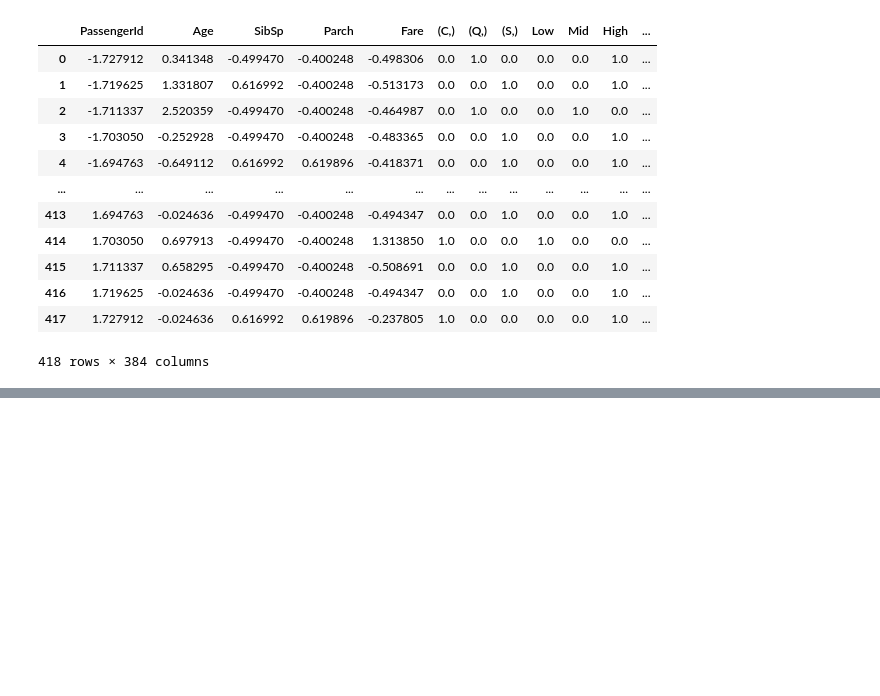
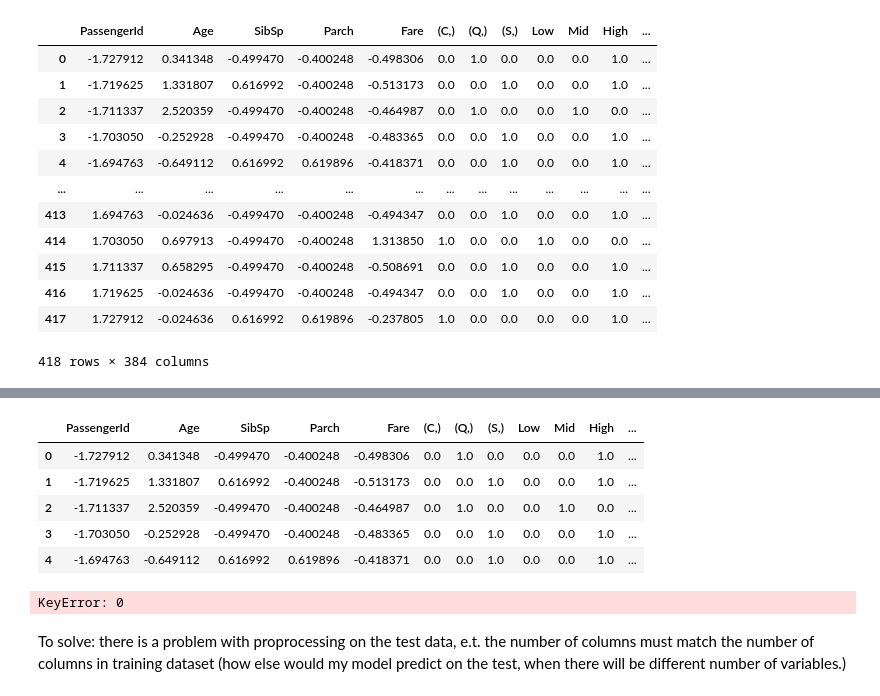
Before and after one commit to LozinskiMatthew/Titanic-DL-Kaggle_Competition, a Jupyter notebook: KaggleTitanic.ipynb, the cells around one changed output, grey strips where cells are left out. Saved outputs shown, nothing was run; the diff lists cells and outputs as text; code cells hidden in the pictures; blank space fills up the shorter version.

Commit message:
Need to reprocess the test dataset correctly, so it will have the same amount of columns as training set

```diff
--- a/KaggleTitanic.ipynb
+++ b/KaggleTitanic.ipynb
@@ -759,3 +747,21 @@ Epoch 2/100
 <keras.src.callbacks.history.History at 0x...>
 # %%
 #First model deployed, extremely promising results!!!
+# final_result = final_test_data  test_for_final_result
+# final_test_data['Survived'] = model_0.predict(x=test_np, verbose=1)
+final_test_data.head()
+# %% [output]
+|  | PassengerId | Age | SibSp | Parch | Fare | (C,) | (Q,) | (S,) | Low | Mid | High | ... |
+| 0 | -1.727912 | 0.341348 | -0.499470 | -0.400248 | -0.498306 | 0.0 | 1.0 | 0.0 | 0.0 | 0.0 | 1.0 | ... |
+| 1 | -1.719625 | 1.331807 | 0.616992 | -0.400248 | -0.513173 | 0.0 | 0.0 | 1.0 | 0.0 | 0.0 | 1.0 | ... |
+| 2 | -1.711337 | 2.520359 | -0.499470 | -0.400248 | -0.464987 | 0.0 | 1.0 | 0.0 | 0.0 | 1.0 | 0.0 | ... |
+| 3 | -1.703050 | -0.252928 | -0.499470 | -0.400248 | -0.483365 | 0.0 | 0.0 | 1.0 | 0.0 | 0.0 | 1.0 | ... |
+| 4 | -1.694763 | -0.649112 | 0.616992 | 0.619896 | -0.418371 | 0.0 | 0.0 | 1.0 | 0.0 | 0.0 | 1.0 | ... |
+# %%
+test_length = len(final_test_data)
+for i in range(test_length):
+  model_0.predict(x=final_test_data[i], verbose=1)
+# %% [output]
+KeyError: 0
+# %% [markdown]
+To solve: there is a problem with proprocessing on the test data, e.t. the number of columns must match the number of columns in training dataset (how else would my model predict on the test, when there will be different number of variables.)
```
Also changed, not shown: parts of 7 cells of this notebook.
